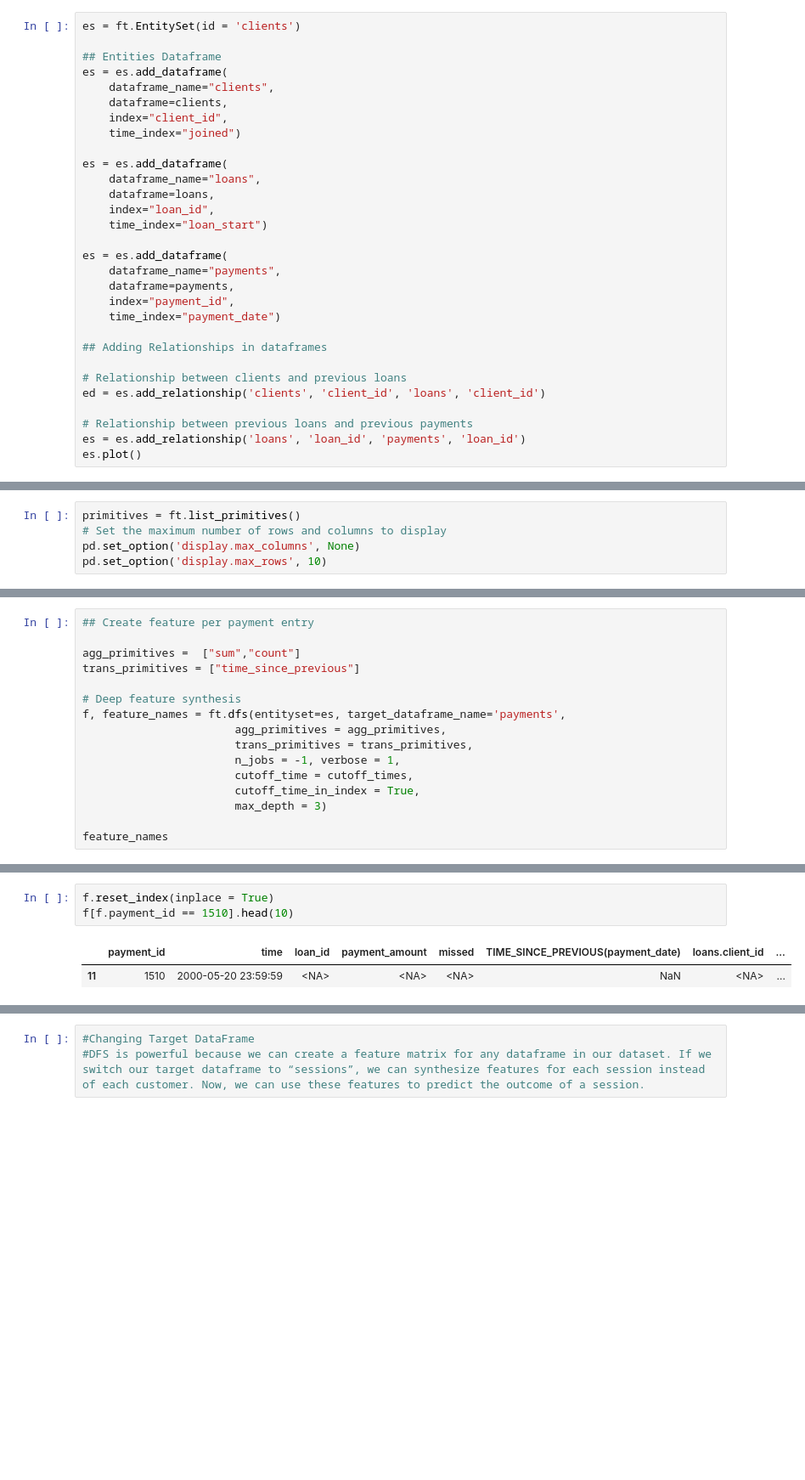
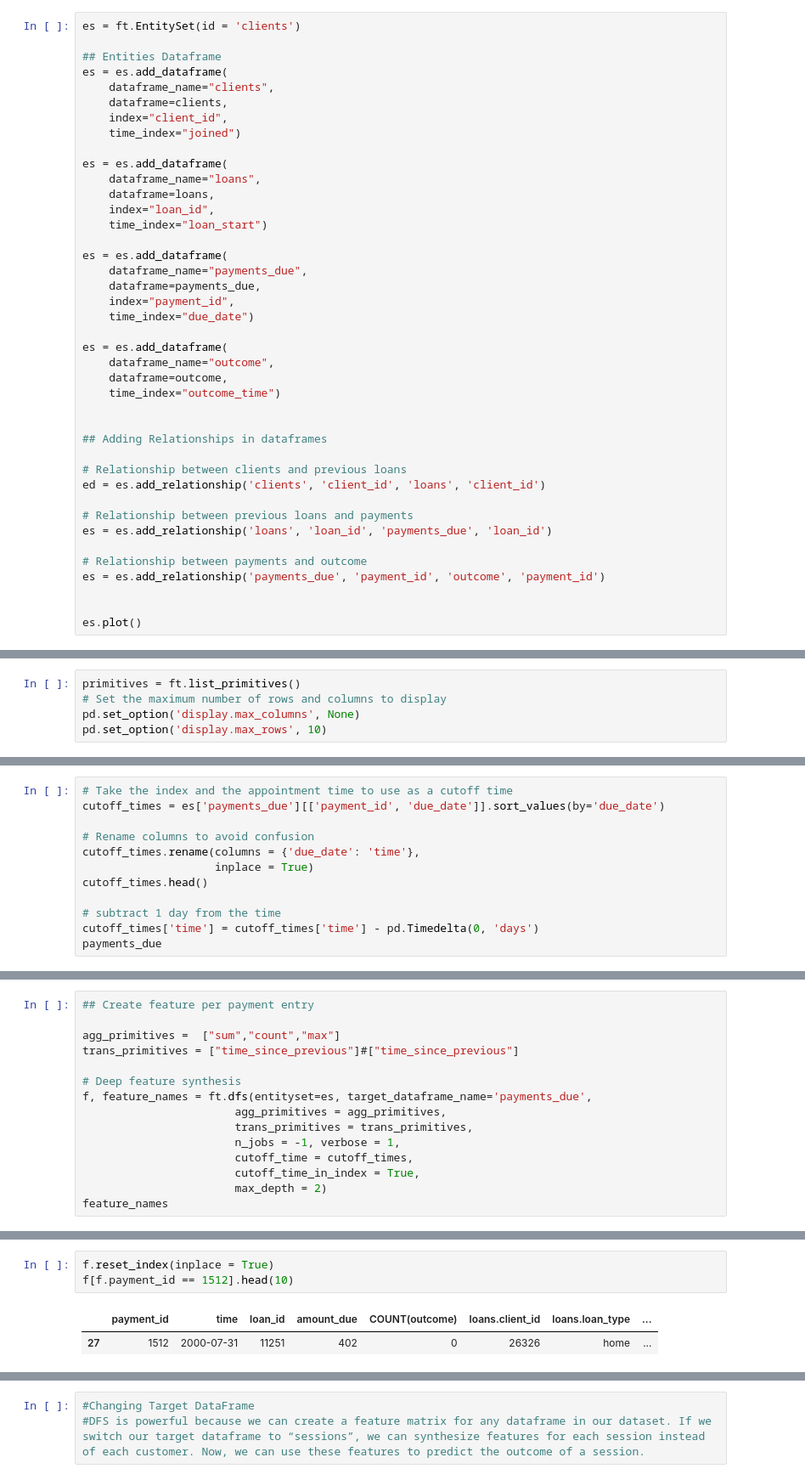
Before and after one commit to SalK91/dfs_tutorial, a Jupyter notebook: dfs_tutorial.ipynb, the cells around one changed output, grey strips where cells are left out. Shown: that part at 85% size. Cells and saved outputs as stored; diff of their text form; blank space fills up the shorter version.

```diff
--- a/dfs_tutorial.ipynb
+++ b/dfs_tutorial.ipynb
@@ -102,18 +139,29 @@ es = es.add_dataframe(
     time_index="loan_start")
 
 es = es.add_dataframe(
-    dataframe_name="payments",
-    dataframe=payments,
+    dataframe_name="payments_due",
+    dataframe=payments_due,
     index="payment_id",
-    time_index="payment_date")
+    time_index="due_date")
+
+es = es.add_dataframe(
+    dataframe_name="outcome",
+    dataframe=outcome,
+    time_index="outcome_time")
+
 
 ## Adding Relationships in dataframes
 
 # Relationship between clients and previous loans
 ed = es.add_relationship('clients', 'client_id', 'loans', 'client_id')
 
-# Relationship between previous loans and previous payments
-es = es.add_relationship('loans', 'loan_id', 'payments', 'loan_id')
+# Relationship between previous loans and payments
+es = es.add_relationship('loans', 'loan_id', 'payments_due', 'loan_id')
+
+# Relationship between payments and outcome
+es = es.add_relationship('payments_due', 'payment_id', 'outcome', 'payment_id')
+
+
 es.plot()
 # %% [output]
 [drawing not drawn]
@@ -214,0 +211,12 @@ cutoff_times
+# %%
+# Take the index and the appointment time to use as a cutoff time
+cutoff_times = es['payments_due'][['payment_id', 'due_date']].sort_values(by='due_date')
+
+# Rename columns to avoid confusion
+cutoff_times.rename(columns = {'due_date': 'time'},
+                    inplace = True)
+cutoff_times.head()
+
+# subtract 1 day from the time
+cutoff_times['time'] = cutoff_times['time'] - pd.Timedelta(0, 'days')
+payments_due
@@ -215,17 +237,16 @@ cutoff_times
 # %%
 ## Create feature per payment entry
 
-agg_primitives =  ["sum","count"]
-trans_primitives = ["time_since_previous"]
+agg_primitives =  ["sum","count","max"]
+trans_primitives = ["time_since_previous"]#["time_since_previous"]
 
 # Deep feature synthesis
-f, feature_names = ft.dfs(entityset=es, target_dataframe_name='payments',
+f, feature_names = ft.dfs(entityset=es, target_dataframe_name='payments_due',
                        agg_primitives = agg_primitives,
                        trans_primitives = trans_primitives,
                        n_jobs = -1, verbose = 1,
                        cutoff_time = cutoff_times,
                        cutoff_time_in_index = True,
-                       max_depth = 3)
-
+                       max_depth = 2)
 feature_names
 # %% [output]
@@ -257,10 +274,10 @@ graph_feature
 [drawing not drawn]
 # %%
 f.reset_index(inplace = True)
-f[f.payment_id == 1510].head(10)
+f[f.payment_id == 1512].head(10)
 # %% [output]
-|  | payment_id | time | loan_id | payment_amount | missed | TIME_SINCE_PREVIOUS(payment_date) | loans.client_id | ... |
-| 11 | 1510 | 2000-05-20 23:59:59 | <NA> | <NA> | <NA> | NaN | <NA> | ... |
+|  | payment_id | time | loan_id | amount_due | COUNT(outcome) | loans.client_id | loans.loan_type | ... |
+| 27 | 1512 | 2000-07-31 | 11251 | 402 | 0 | 26326 | home | ... |
 # %%
 clients_subset
 loans_subset
```
Also changed, not shown: parts of 27 cells of this notebook.
